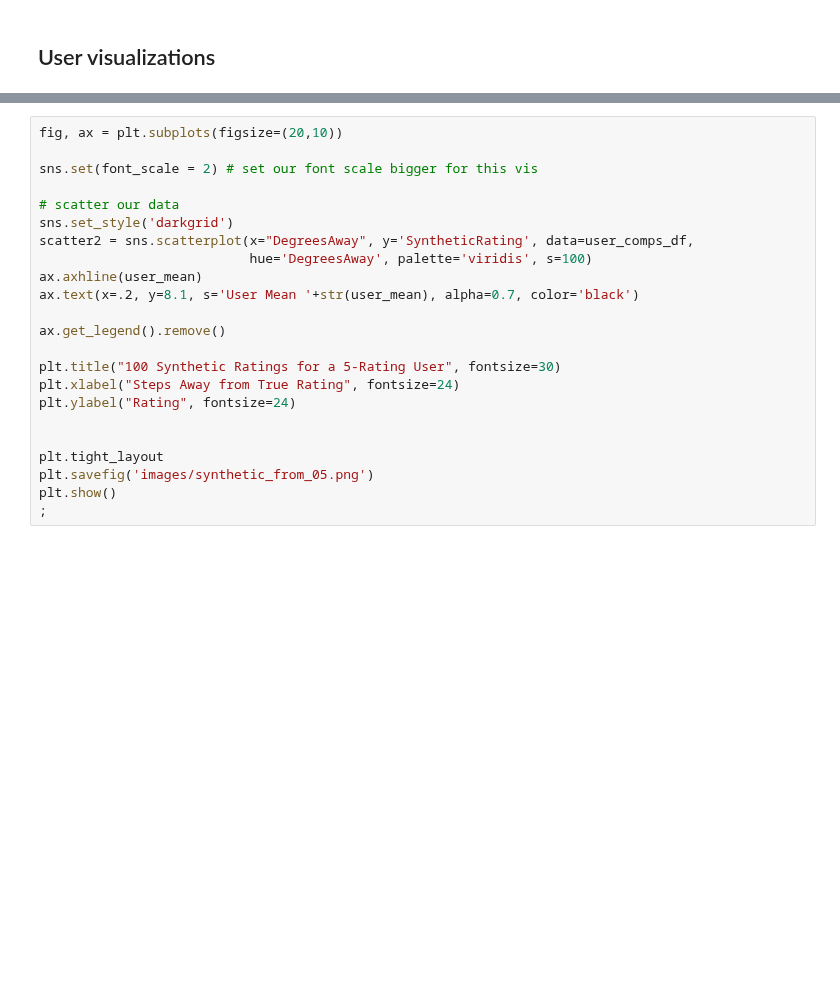
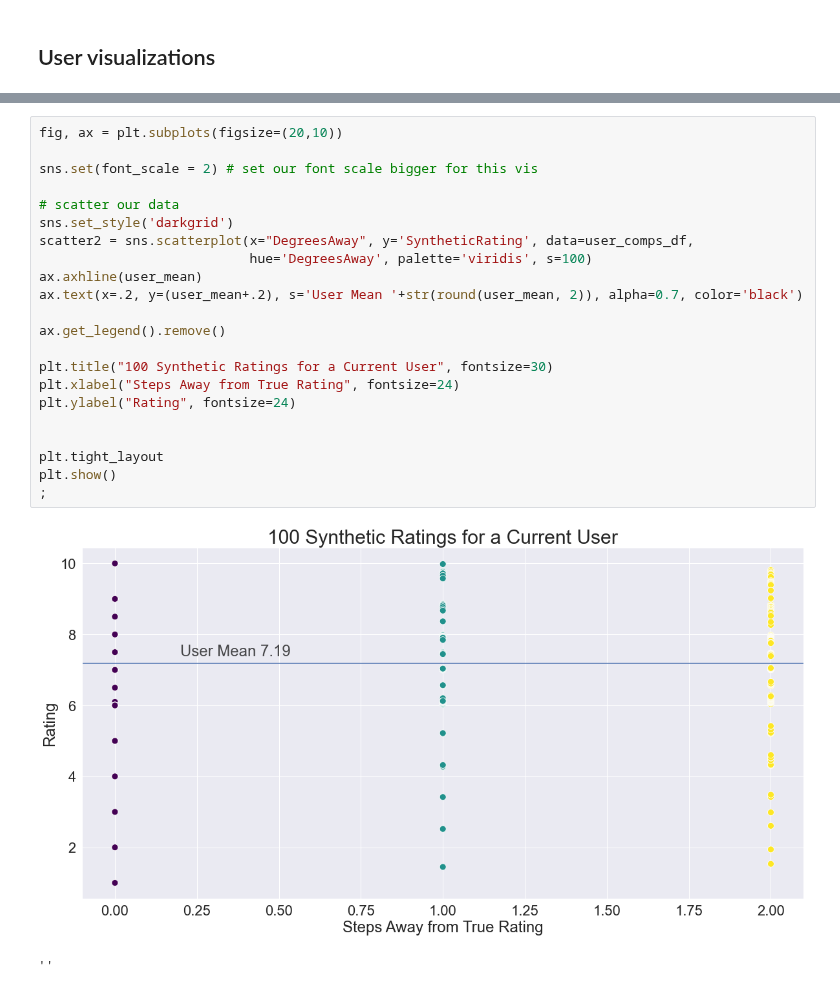
Before and after one commit to threnjen/boardgamegeek, a Jupyter notebook: BGG09_Recommendation_Flow.ipynb, the cells around one changed output, grey strips where cells are left out. Drawn from its saved outputs; the diff is of its cells as text; blank space fills up the shorter version.

```diff
--- a/BGG09_Recommendation_Flow.ipynb
+++ b/BGG09_Recommendation_Flow.ipynb
@@ -935,23 +960,25 @@ user_comps_df.sort_values('SyntheticRating', ascending=False).head(20)
 # %%
 fig, ax = plt.subplots(figsize=(20,10))
 
 sns.set(font_scale = 2) # set our font scale bigger for this vis
 
 # scatter our data
 sns.set_style('darkgrid')
 scatter2 = sns.scatterplot(x="DegreesAway", y='SyntheticRating', data=user_comps_df,
                            hue='DegreesAway', palette='viridis', s=100)
 ax.axhline(user_mean)
-ax.text(x=.2, y=8.1, s='User Mean '+str(user_mean), alpha=0.7, color='black')
+ax.text(x=.2, y=(user_mean+.2), s='User Mean '+str(round(user_mean, 2)), alpha=0.7, color='black')
 
 ax.get_legend().remove()
 
-plt.title("100 Synthetic Ratings for a 5-Rating User", fontsize=30)
+plt.title("100 Synthetic Ratings for a Current User", fontsize=30)
 plt.xlabel("Steps Away from True Rating", fontsize=24)
 plt.ylabel("Rating", fontsize=24)
 
 
 plt.tight_layout
-plt.savefig('images/synthetic_from_05.png')
 plt.show()
 ;
+# %% [output]
+[figure, added]
+''
```
Also changed, not shown: parts of 7 cells of this notebook, 2 other files.
